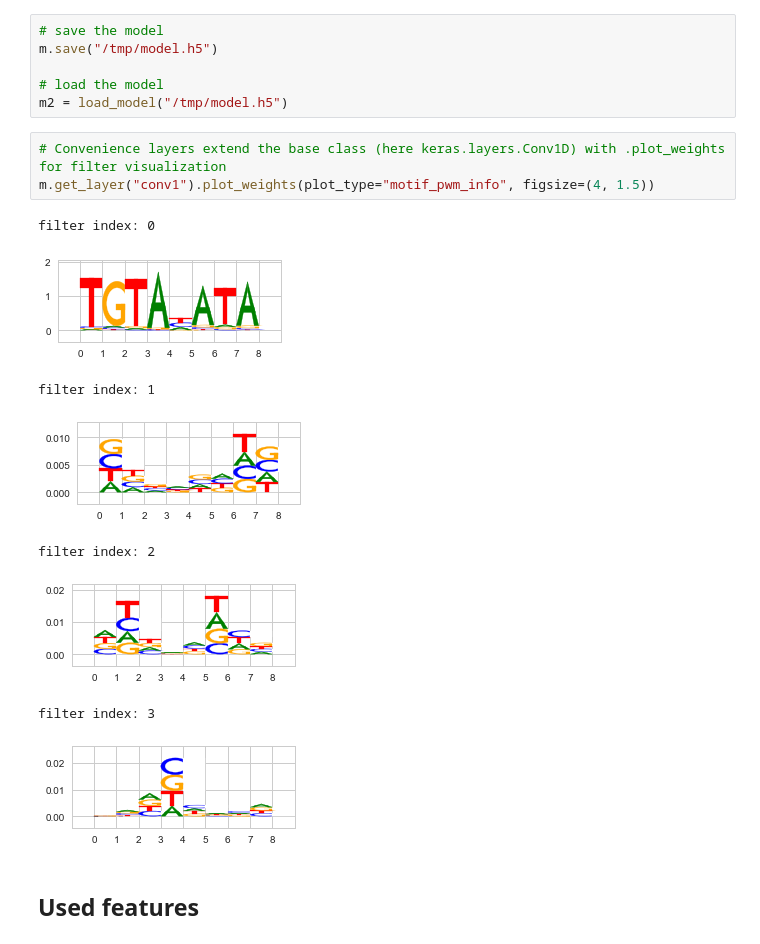
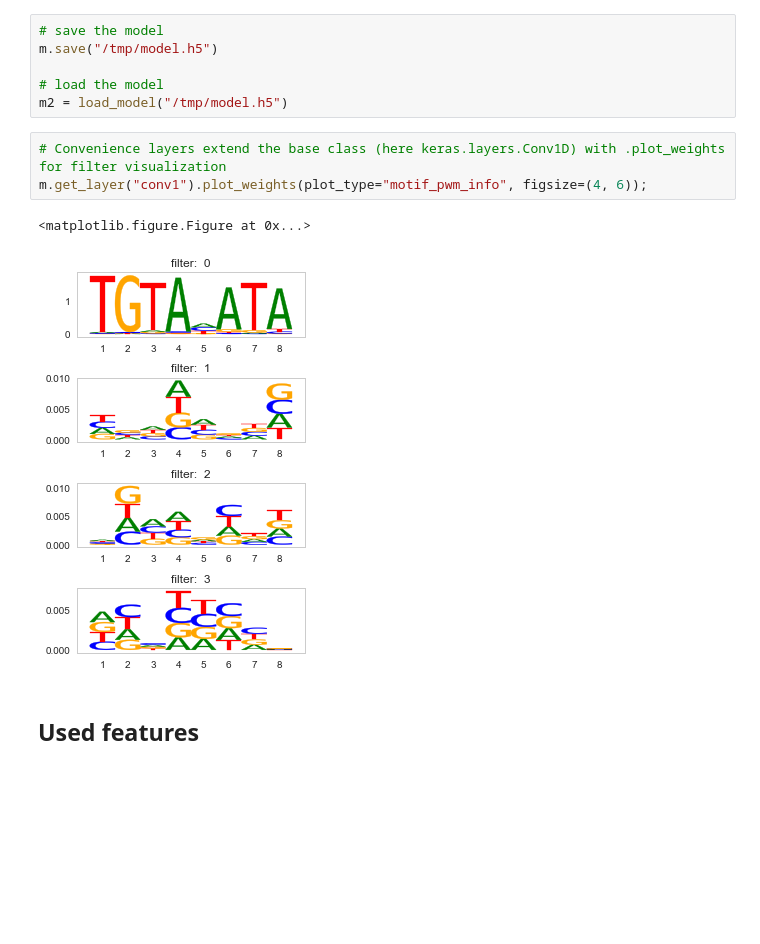
Before and after one commit to gagneurlab/concise, a Jupyter notebook: nbs/getting_started.ipynb, the cells around one changed output. Drawn from its saved outputs; the diff is of its cells as text; blank space fills up the shorter version.

```diff
--- a/nbs/getting_started.ipynb
+++ b/nbs/getting_started.ipynb
@@ -124,16 +117,10 @@ m.save("/tmp/model.h5")
 m2 = load_model("/tmp/model.h5")
 # %%
 # Convenience layers extend the base class (here keras.layers.Conv1D) with .plot_weights for filter visualization
-m.get_layer("conv1").plot_weights(plot_type="motif_pwm_info", figsize=(4, 1.5))
+m.get_layer("conv1").plot_weights(plot_type="motif_pwm_info", figsize=(4, 6));
 # %% [output]
-filter index: 0
+<matplotlib.figure.Figure at 0x...>
-[figure, old version]
+[figure, new version]
-filter index: 1
-[figure, removed]
-filter index: 2
-[figure, removed]
-filter index: 3
-[figure, removed]
 # %% [markdown]
 ## Used features
 # %% [markdown]
```
Also changed, not shown: parts of 12 cells of this notebook, 3 other files.
